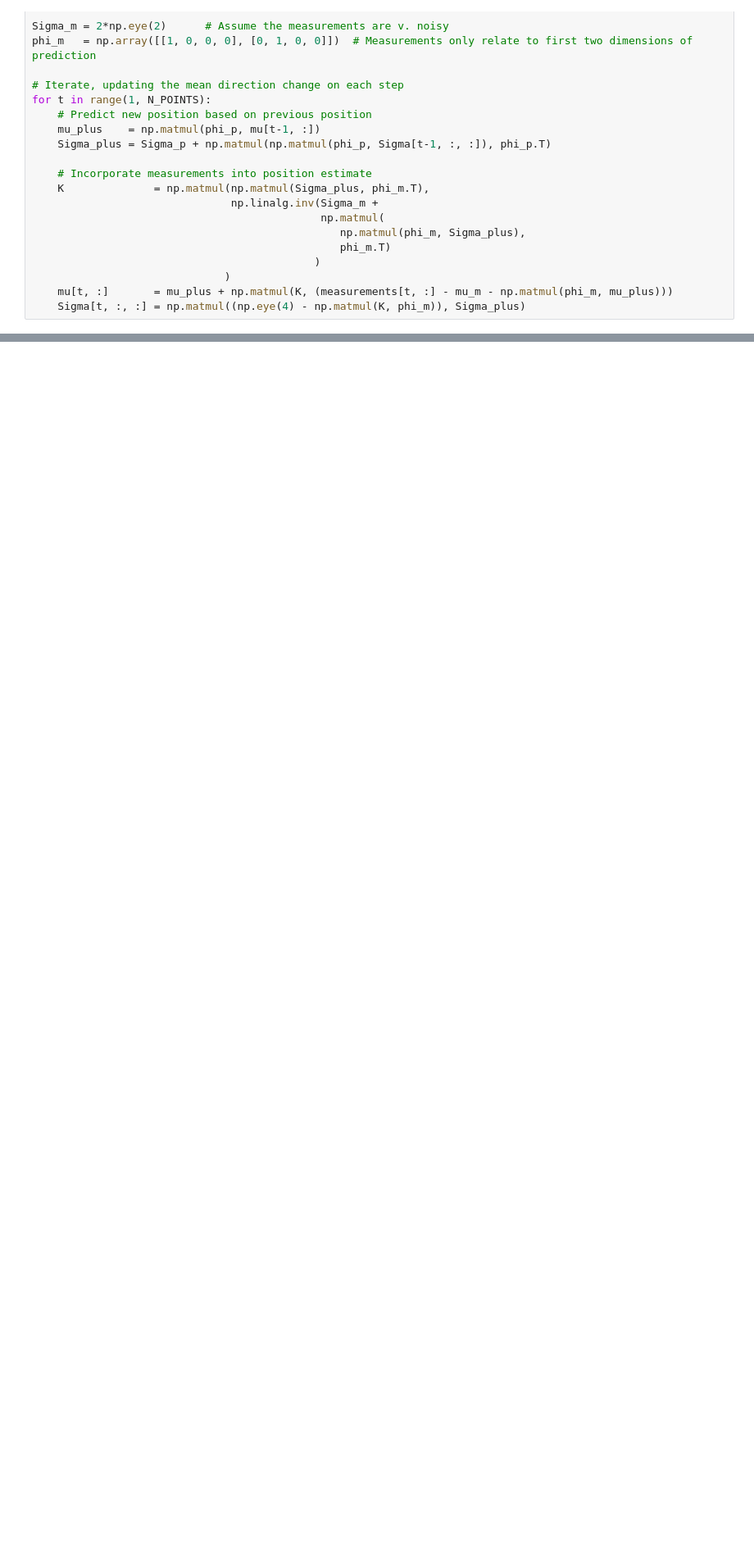
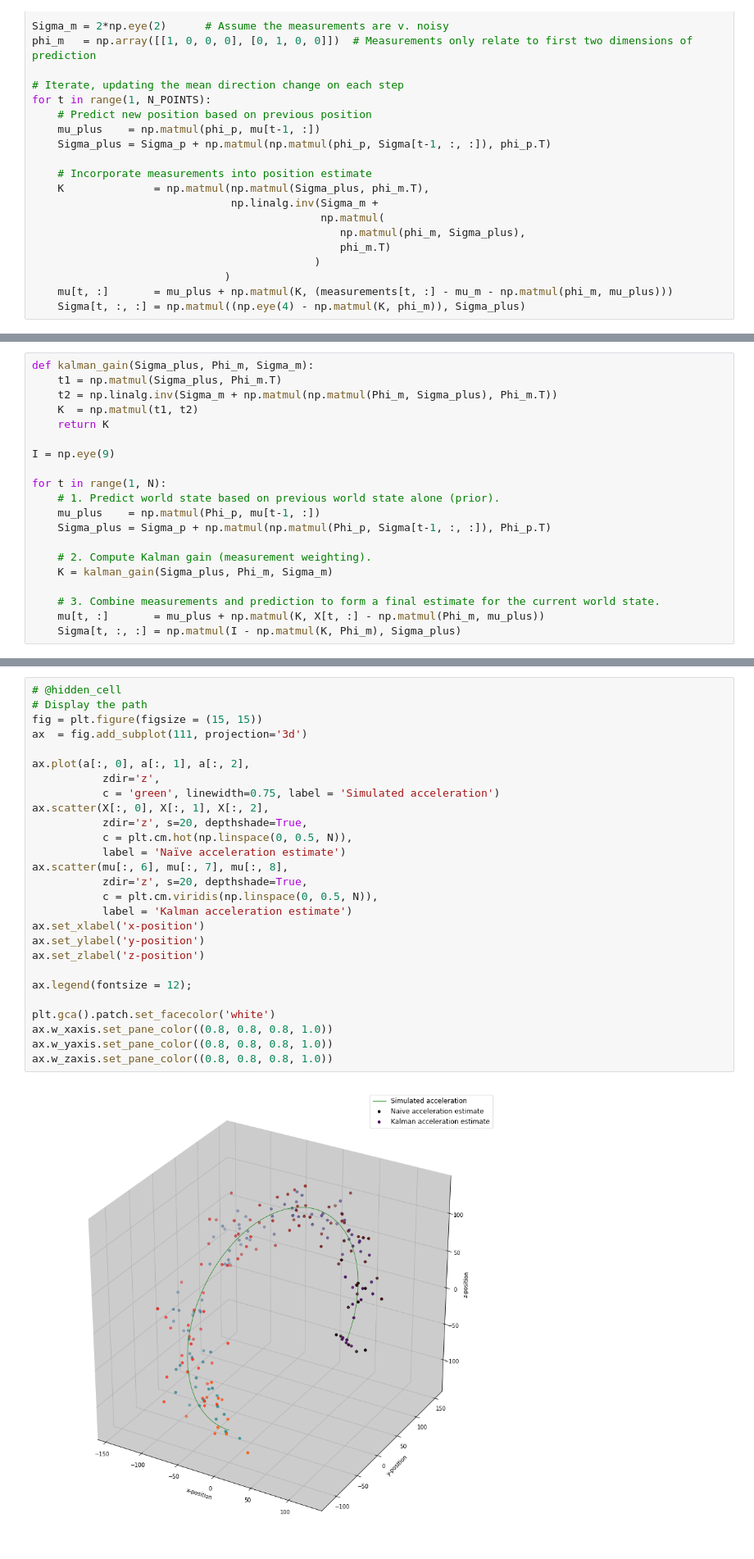
Before and after one commit to maakonis/Razzzr, a Jupyter notebook: Proposal/Kalman Filter/KalmanFilter.ipynb, the cells around one changed output, grey strips where cells are left out. Shown at 82% size. Drawn from its saved outputs; the diff is of its cells as text; blank space fills up the shorter version.

Commit message:
Working ish Kalman filter 3D

```diff
--- a/Proposal/Kalman Filter/KalmanFilter.ipynb
+++ b/Proposal/Kalman Filter/KalmanFilter.ipynb
@@ -253,0 +493,20 @@ for ax in axs:
+# %%
+def kalman_gain(Sigma_plus, Phi_m, Sigma_m):
+    t1 = np.matmul(Sigma_plus, Phi_m.T)
+    t2 = np.linalg.inv(Sigma_m + np.matmul(np.matmul(Phi_m, Sigma_plus), Phi_m.T))
+    K  = np.matmul(t1, t2)
+    return K
+
+I = np.eye(9)
+
+for t in range(1, N):
+    # 1. Predict world state based on previous world state alone (prior).
+    mu_plus    = np.matmul(Phi_p, mu[t-1, :])
+    Sigma_plus = Sigma_p + np.matmul(np.matmul(Phi_p, Sigma[t-1, :, :]), Phi_p.T)
+
+    # 2. Compute Kalman gain (measurement weighting).
+    K = kalman_gain(Sigma_plus, Phi_m, Sigma_m)
+
+    # 3. Combine measurements and prediction to form a final estimate for the current world state.
+    mu[t, :]       = mu_plus + np.matmul(K, X[t, :] - np.matmul(Phi_m, mu_plus))
+    Sigma[t, :, :] = np.matmul(I - np.matmul(K, Phi_m), Sigma_plus)
@@ -253,0 +517,29 @@ for ax in axs:
+# %%
+# @hidden_cell
+# Display the path
+fig = plt.figure(figsize = (15, 15))
+ax  = fig.add_subplot(111, projection='3d')
+
+ax.plot(a[:, 0], a[:, 1], a[:, 2],
+           zdir='z',
+           c = 'green', linewidth=0.75, label = 'Simulated acceleration')
+ax.scatter(X[:, 0], X[:, 1], X[:, 2],
+           zdir='z', s=20, depthshade=True,
+           c = plt.cm.hot(np.linspace(0, 0.5, N)),
+           label = 'Naïve acceleration estimate')
+ax.scatter(mu[:, 6], mu[:, 7], mu[:, 8],
+           zdir='z', s=20, depthshade=True,
+           c = plt.cm.viridis(np.linspace(0, 0.5, N)),
+           label = 'Kalman acceleration estimate')
+ax.set_xlabel('x-position')
+ax.set_ylabel('y-position')
+ax.set_zlabel('z-position')
+
+ax.legend(fontsize = 12);
+
+plt.gca().patch.set_facecolor('white')
+ax.w_xaxis.set_pane_color((0.8, 0.8, 0.8, 1.0))
+ax.w_yaxis.set_pane_color((0.8, 0.8, 0.8, 1.0))
+ax.w_zaxis.set_pane_color((0.8, 0.8, 0.8, 1.0))
+# %% [output]
+[figure, added]
```
Also changed, not shown: parts of 31 cells of this notebook.
